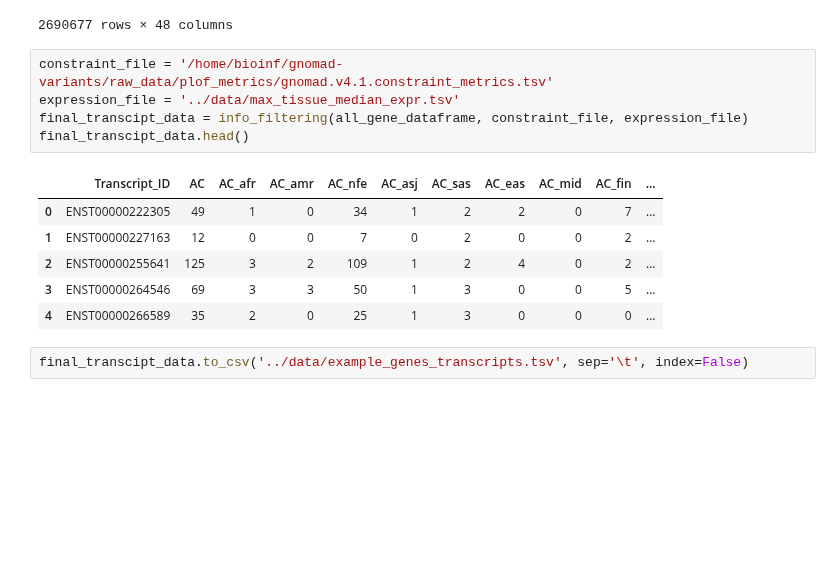
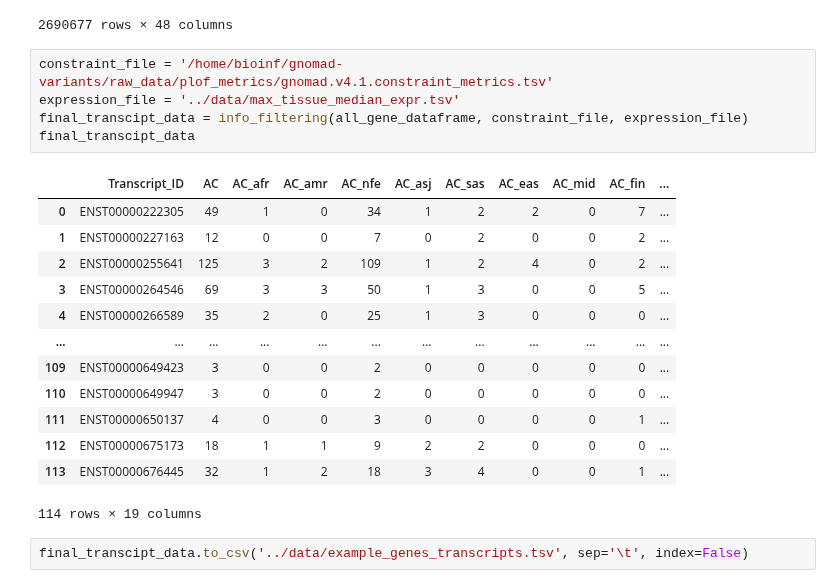
Before and after one commit to nastasia-iv/genvar, a Jupyter notebook: transcript_conservativity/code/all_genes_analysis.ipynb, the cells around one changed output. Cells and saved outputs as stored; diff of their text form; blank space fills up the shorter version.

```diff
--- a/transcript_conservativity/code/all_genes_analysis.ipynb
+++ b/transcript_conservativity/code/all_genes_analysis.ipynb
@@ -208,14 +208,21 @@ all_gene_dataframe
 # %%
 constraint_file = '/home/bioinf/gnomad-variants/raw_data/plof_metrics/gnomad.v4.1.constraint_metrics.tsv'
 expression_file = '../data/max_tissue_median_expr.tsv'
 final_transcipt_data = info_filtering(all_gene_dataframe, constraint_file, expression_file)
-final_transcipt_data.head()
+final_transcipt_data
 # %% [output]
 |  | Transcript_ID | AC | AC_afr | AC_amr | AC_nfe | AC_asj | AC_sas | AC_eas | AC_mid | AC_fin | ... |
 | 0 | ENST00000222305 | 49 | 1 | 0 | 34 | 1 | 2 | 2 | 0 | 7 | ... |
 | 1 | ENST00000227163 | 12 | 0 | 0 | 7 | 0 | 2 | 0 | 0 | 2 | ... |
 | 2 | ENST00000255641 | 125 | 3 | 2 | 109 | 1 | 2 | 4 | 0 | 2 | ... |
 | 3 | ENST00000264546 | 69 | 3 | 3 | 50 | 1 | 3 | 0 | 0 | 5 | ... |
 | 4 | ENST00000266589 | 35 | 2 | 0 | 25 | 1 | 3 | 0 | 0 | 0 | ... |
+| ... | ... | ... | ... | ... | ... | ... | ... | ... | ... | ... | ... |
+| 109 | ENST00000649423 | 3 | 0 | 0 | 2 | 0 | 0 | 0 | 0 | 0 | ... |
+| 110 | ENST00000649947 | 3 | 0 | 0 | 2 | 0 | 0 | 0 | 0 | 0 | ... |
+| 111 | ENST00000650137 | 4 | 0 | 0 | 3 | 0 | 0 | 0 | 0 | 1 | ... |
+| 112 | ENST00000675173 | 18 | 1 | 1 | 9 | 2 | 2 | 0 | 0 | 0 | ... |
+| 113 | ENST00000676445 | 32 | 1 | 2 | 18 | 3 | 4 | 0 | 0 | 1 | ... |
+114 rows × 19 columns
 # %%
 final_transcipt_data.to_csv('../data/example_genes_transcripts.tsv', sep='\t', index=False)
```
